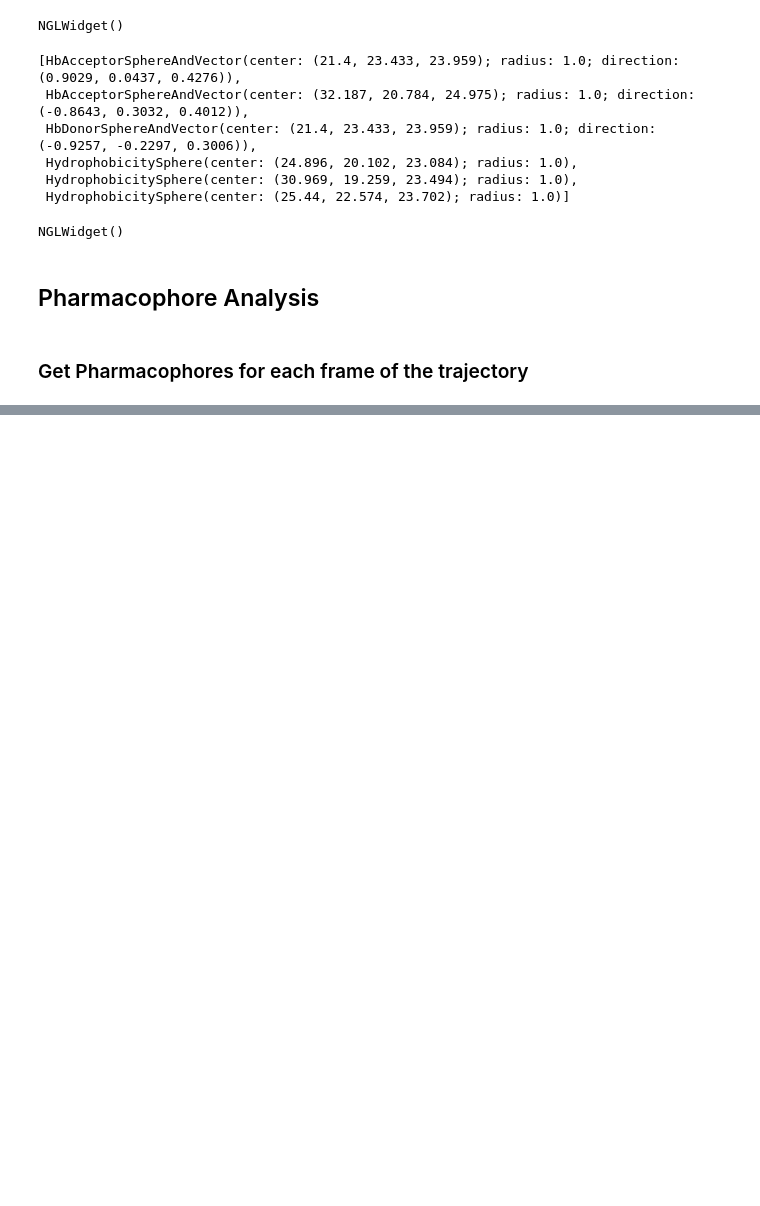
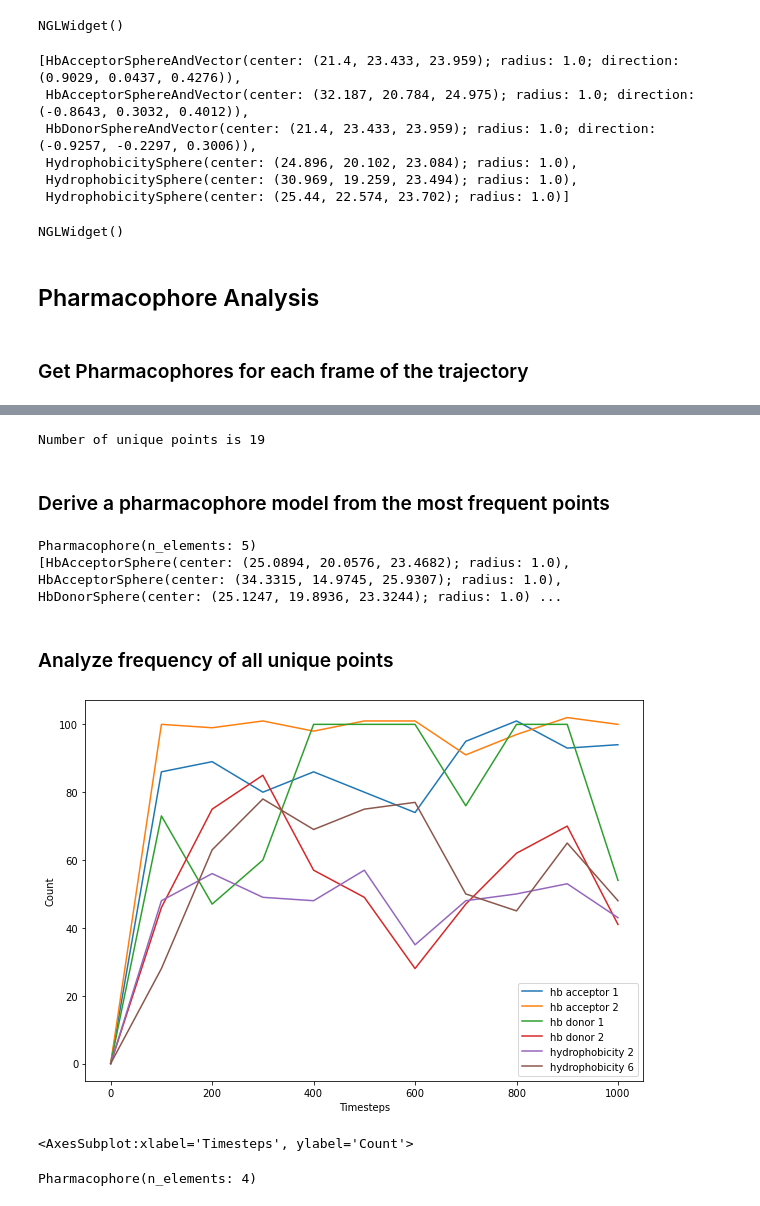
Before and after one commit to Daniel-Ibarrola/Cheminformatics-Notebooks, a Jupyter notebook: openpharmacophore/dynophores/Eralpha.ipynb, the cells around one changed output, grey strips where cells are left out. Drawn from its saved outputs; the diff is of its cells as text; code cells hidden in the pictures; blank space fills up the shorter version.

```diff
--- a/openpharmacophore/dynophores/Eralpha.ipynb
+++ b/openpharmacophore/dynophores/Eralpha.ipynb
@@ -210,0 +100,29 @@ model_feats
+# %%
+unique_points = dynophore.unique_pharmacophoric_points
+print(f"Number of unique points is {len(unique_points)}")
+# %% [output]
+Number of unique points is 19
+# %% [markdown]
+### Derive a pharmacophore model from the most frequent points
+# %%
+freq_threshold = 0.5
+frequency_pharmacophore = dynophore.pharmacophore_by_frequency(freq_threshold)
+print(frequency_pharmacophore)
+print(frequency_pharmacophore.elements)
+# %% [output]
+Pharmacophore(n_elements: 5)
+[HbAcceptorSphere(center: (25.0894, 20.0576, 23.4682); radius: 1.0), HbAcceptorSphere(center: (34.3315, 14.9745, 25.9307); radius: 1.0), HbDonorSphere(center: (25.1247, 19.8936, 23.3244); radius: 1.0) ...
+# %% [markdown]
+### Analyze frequency of all unique points
+# %%
+dynophore.point_frequency_plot(0.4)
+# %% [output]
+[figure, added]
+<AxesSubplot:xlabel='Timesteps', ylabel='Count'>
+# %%
+# Create a pharmacophore with the following elements:
+elements = ["hb acceptor 1", "hb acceptor 2", "hb donor 1", "hb donor 2"]
+custom_pharmacophore = dynophore.pharmacophore_from_unique_points(elements)
+custom_pharmacophore
+# %% [output]
+Pharmacophore(n_elements: 4)
```
Also changed, not shown: parts of 22 cells of this notebook, 5 other files.
